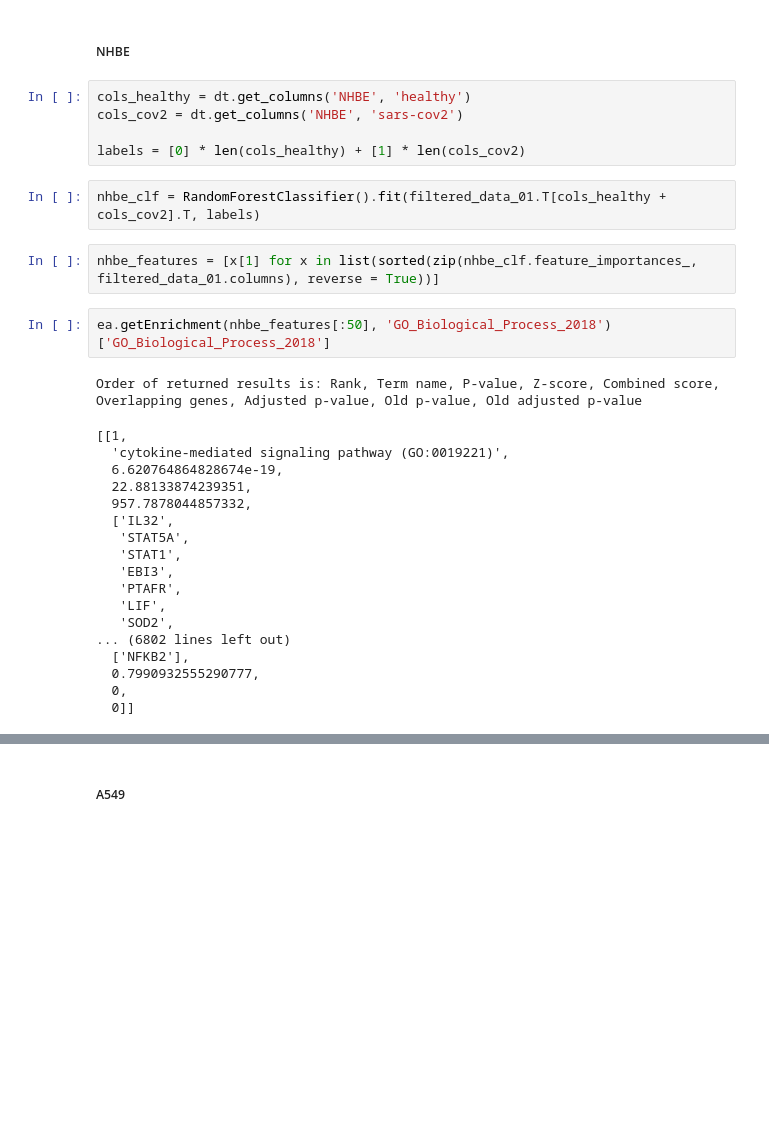
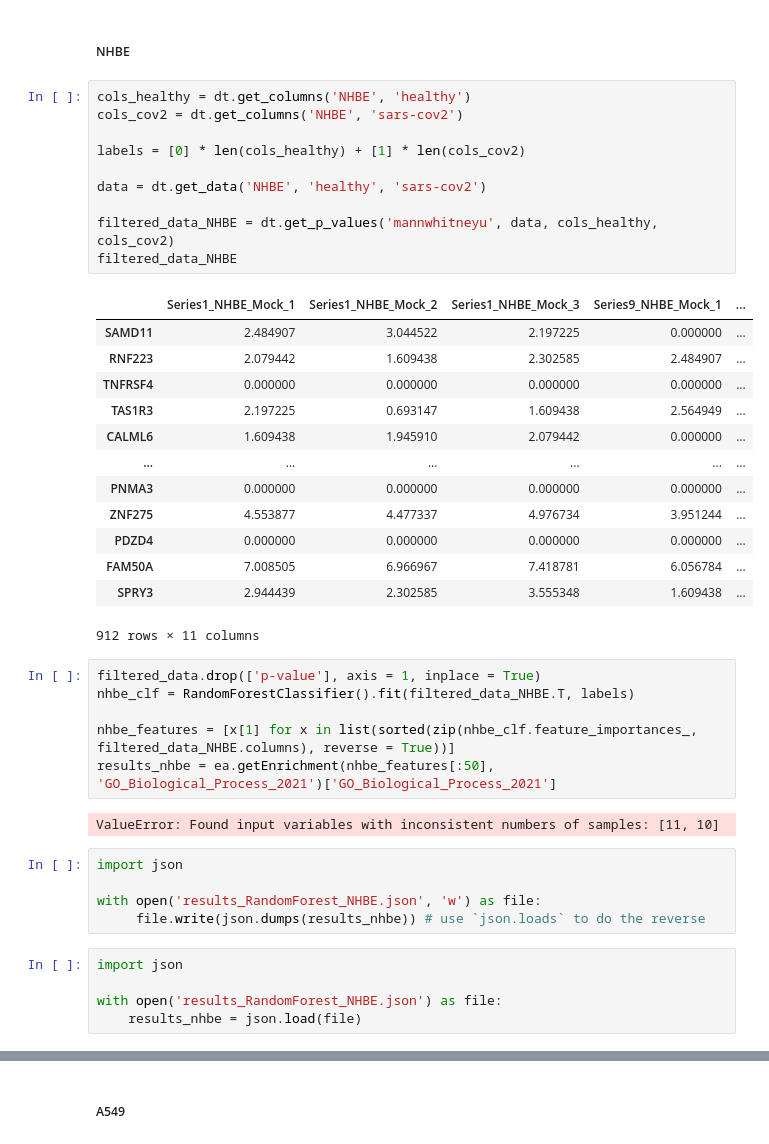
Before and after one commit to PRodrigues98/Analysis-of-regulatory-response-to-SARS-CoV-2-infection, a Jupyter notebook: Classification/RandomForests.ipynb, the cells around one changed output, grey strips where cells are left out. Cells and saved outputs as stored; diff of their text form; blank space fills up the shorter version.

```diff
--- a/Classification/RandomForests.ipynb
+++ b/Classification/RandomForests.ipynb
@@ -90,30 +91,42 @@ list(sorted(zip(clf.feature_importances_, filtered_data_01.columns), reverse = T
 # %%
 cols_healthy = dt.get_columns('NHBE', 'healthy')
 cols_cov2 = dt.get_columns('NHBE', 'sars-cov2')
 
 labels = [0] * len(cols_healthy) + [1] * len(cols_cov2)
+
+data = dt.get_data('NHBE', 'healthy', 'sars-cov2')
+
+filtered_data_NHBE = dt.get_p_values('mannwhitneyu', data, cols_healthy, cols_cov2)
+filtered_data_NHBE
+# %% [output]
+|  | Series1_NHBE_Mock_1 | Series1_NHBE_Mock_2 | Series1_NHBE_Mock_3 | Series9_NHBE_Mock_1 | ... |
+| SAMD11 | 2.484907 | 3.044522 | 2.197225 | 0.000000 | ... |
+| RNF223 | 2.079442 | 1.609438 | 2.302585 | 2.484907 | ... |
+| TNFRSF4 | 0.000000 | 0.000000 | 0.000000 | 0.000000 | ... |
+| TAS1R3 | 2.197225 | 0.693147 | 1.609438 | 2.564949 | ... |
+| CALML6 | 1.609438 | 1.945910 | 2.079442 | 0.000000 | ... |
+| ... | ... | ... | ... | ... | ... |
+| PNMA3 | 0.000000 | 0.000000 | 0.000000 | 0.000000 | ... |
+| ZNF275 | 4.553877 | 4.477337 | 4.976734 | 3.951244 | ... |
+| PDZD4 | 0.000000 | 0.000000 | 0.000000 | 0.000000 | ... |
+| FAM50A | 7.008505 | 6.966967 | 7.418781 | 6.056784 | ... |
+| SPRY3 | 2.944439 | 2.302585 | 3.555348 | 1.609438 | ... |
+912 rows × 11 columns
-# %%
-nhbe_clf = RandomForestClassifier().fit(filtered_data_01.T[cols_healthy + cols_cov2].T, labels)
 # %%
-nhbe_features = [x[1] for x in list(sorted(zip(nhbe_clf.feature_importances_, filtered_data_01.columns), reverse = True))]
+filtered_data.drop(['p-value'], axis = 1, inplace = True)
+nhbe_clf = RandomForestClassifier().fit(filtered_data_NHBE.T, labels)
+
+nhbe_features = [x[1] for x in list(sorted(zip(nhbe_clf.feature_importances_, filtered_data_NHBE.columns), reverse = True))]
+results_nhbe = ea.getEnrichment(nhbe_features[:50], 'GO_Biological_Process_2021')['GO_Biological_Process_2021']
+# %% [output]
+ValueError: Found input variables with inconsistent numbers of samples: [11, 10]
-# %%
-ea.getEnrichment(nhbe_features[:50], 'GO_Biological_Process_2018')['GO_Biological_Process_2018']
-# %% [output]
-Order of returned results is: Rank, Term name, P-value, Z-score, Combined score, Overlapping genes, Adjusted p-value, Old p-value, Old adjusted p-value
-[[1,
-  'cytokine-mediated signaling pathway (GO:0019221)',
-  6.620764864828674e-19,
-  22.88133874239351,
-  957.7878044857332,
-  ['IL32',
-   'STAT5A',
-   'STAT1',
-   'EBI3',
-   'PTAFR',
-   'LIF',
-   'SOD2',
-... (6802 lines left out)
-  ['NFKB2'],
-  0.7990932555290777,
-  0,
-  0]]
+# %%
+import json
+
+with open('results_RandomForest_NHBE.json', 'w') as file:
+     file.write(json.dumps(results_nhbe)) # use `json.loads` to do the reverse
+# %%
+import json
+
+with open('results_RandomForest_NHBE.json') as file:
+    results_nhbe = json.load(file)
```
Also changed, not shown: parts of 13 cells of this notebook, 19 other files.
